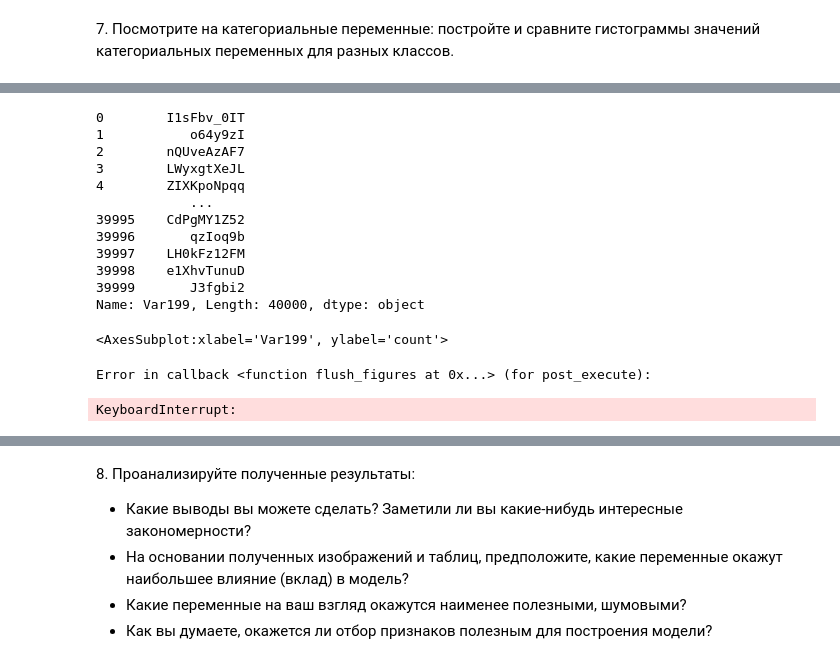
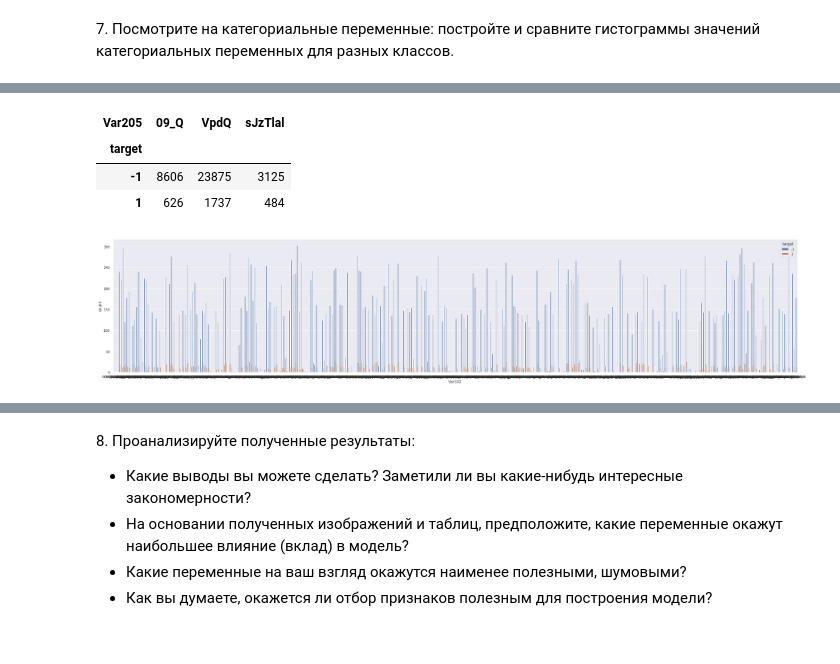
Before and after one commit to Uniholder/Specialization-Yandex-MIPT, a Jupyter notebook: 6_Final_projects/2_churn_prediction/week_1.ipynb, the cells around one changed output, grey strips where cells are left out. Saved outputs shown, nothing was run; the diff lists cells and outputs as text; code cells hidden in the pictures.

```diff
--- a/6_Final_projects/2_churn_prediction/week_1.ipynb
+++ b/6_Final_projects/2_churn_prediction/week_1.ipynb
@@ -368,21 +494,11 @@ dtype: int64
-# %%
-df_cat['Var199']
-# %% [output]
-0        I1sFbv_0IT
-1           o64y9zI
-2        nQUveAzAF7
-3        LWyxgtXeJL
-4        ZIXKpoNpqq
-            ...
-39995    CdPgMY1Z52
-39996       qzIoq9b
-39997    LH0kFz12FM
-39998    e1XhvTunuD
-39999       J3fgbi2
-Name: Var199, Length: 40000, dtype: object
+# %%
+pd.crosstab(df_cat['target'], df_cat['Var205'])
+# %% [output]
+| Var205 | 09_Q | VpdQ | sJzTlal |
+| target |  |  |  |
+| -1 | 8606 | 23875 | 3125 |
+| 1 | 626 | 1737 | 484 |
 # %%
-sns.countplot(x='Var199', data=df_train)
+sns.countplot(x='Var192', hue='target', data=df_cat);
 # %% [output]
-<AxesSubplot:xlabel='Var199', ylabel='count'>
-Error in callback <function flush_figures at 0x...> (for post_execute):
-KeyboardInterrupt:
+[figure, added]
```
Also changed, not shown: parts of 40 cells of this notebook.
